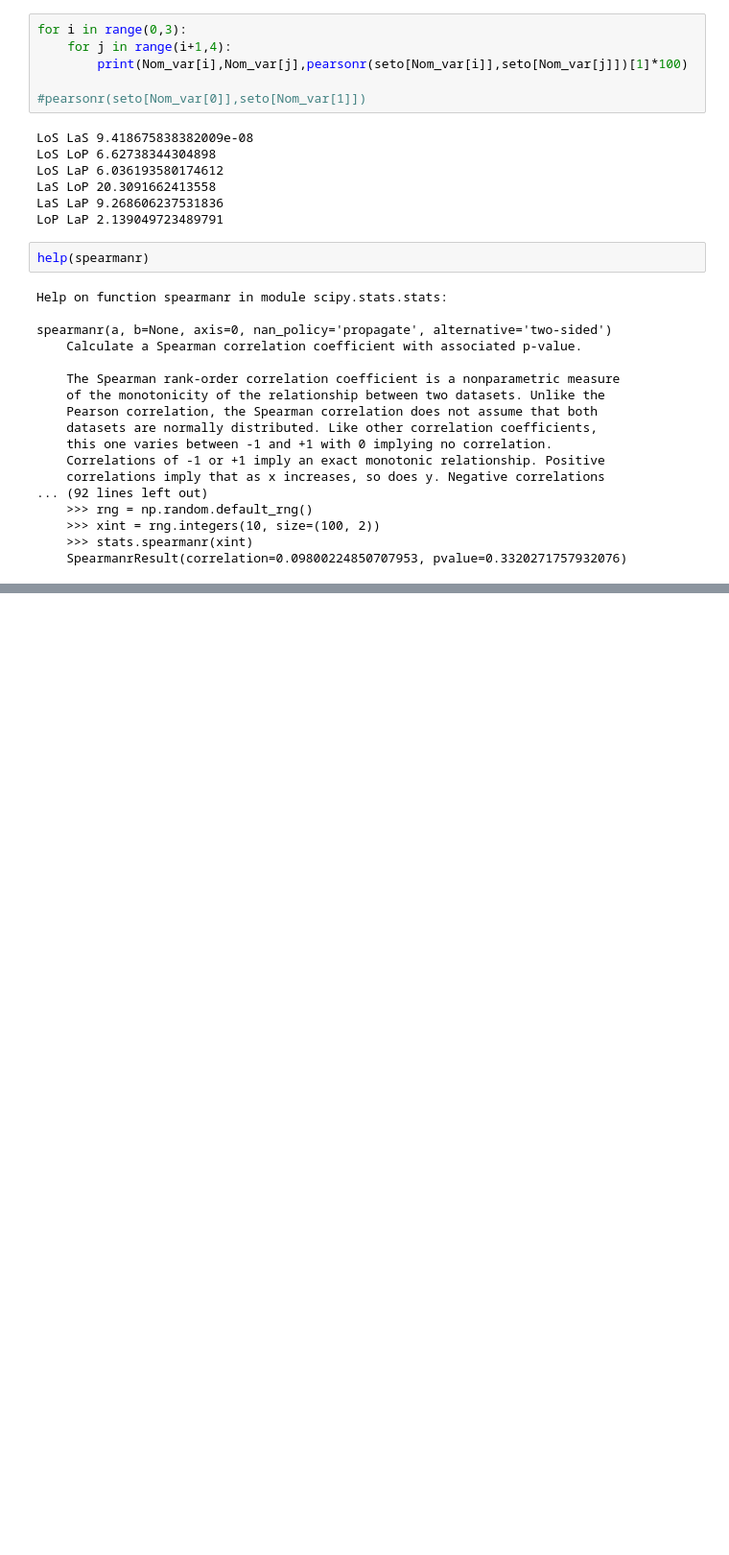
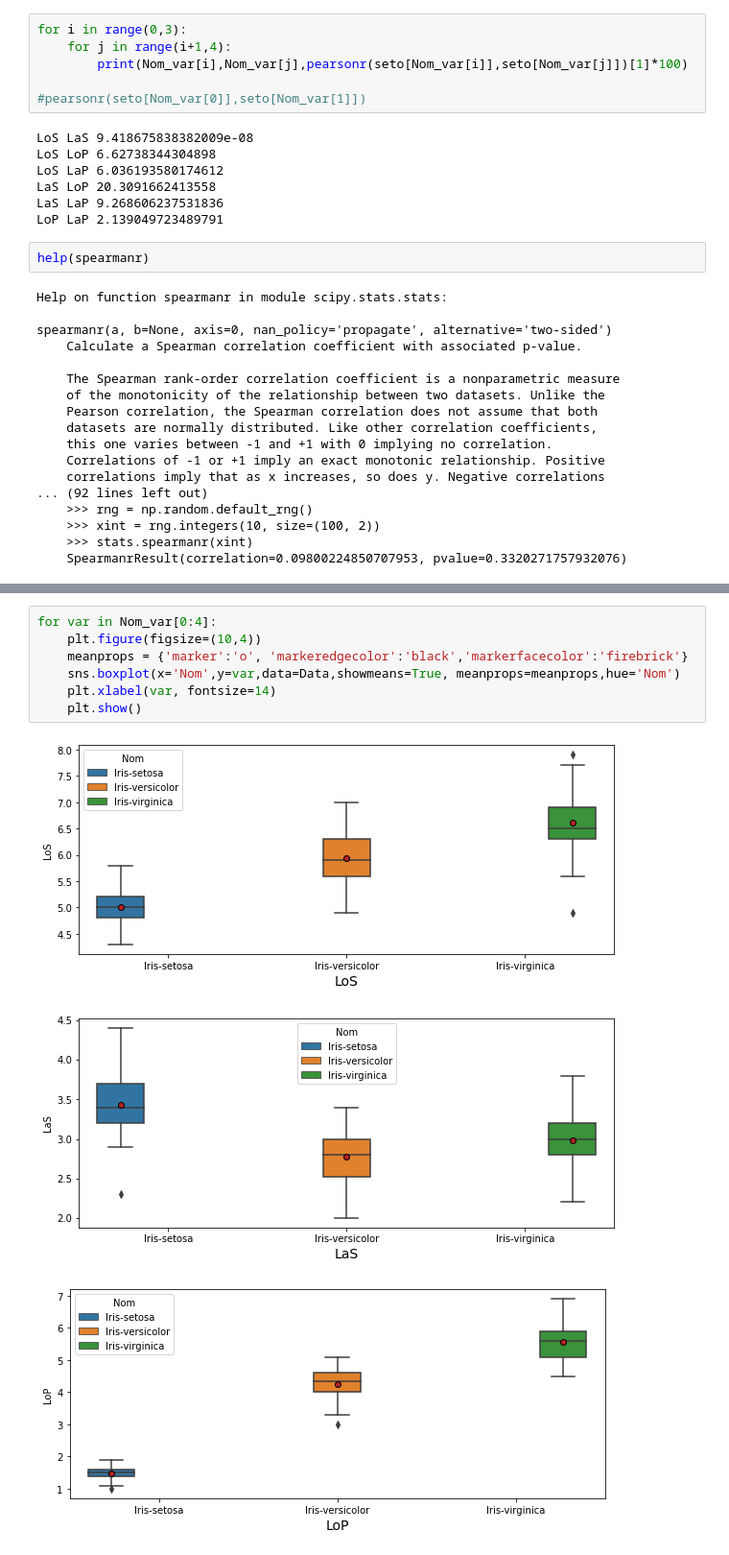
Before and after one commit to kolekeita/Travaux-pratiques-en-Machine-Learning, a Jupyter notebook: Iris_Fleur/Untitled.ipynb, the cells around one changed output, grey strips where cells are left out. Shown: that part at 96% size. Saved outputs shown, nothing was run; the diff lists cells and outputs as text; blank space fills up the shorter version.

```diff
--- a/Iris_Fleur/Untitled.ipynb
+++ b/Iris_Fleur/Untitled.ipynb
@@ -325,0 +393,11 @@ Dt
+# %%
+for var in Nom_var[0:4]:
+    plt.figure(figsize=(10,4))
+    meanprops = {'marker':'o', 'markeredgecolor':'black','markerfacecolor':'firebrick'}
+    sns.boxplot(x='Nom',y=var,data=Data,showmeans=True, meanprops=meanprops,hue='Nom')
+    plt.xlabel(var, fontsize=14)
+    plt.show()
+# %% [output]
+[figure, added]
+[figure, added]
+[figure, added]
```
Also changed, not shown: parts of 27 cells of this notebook.
